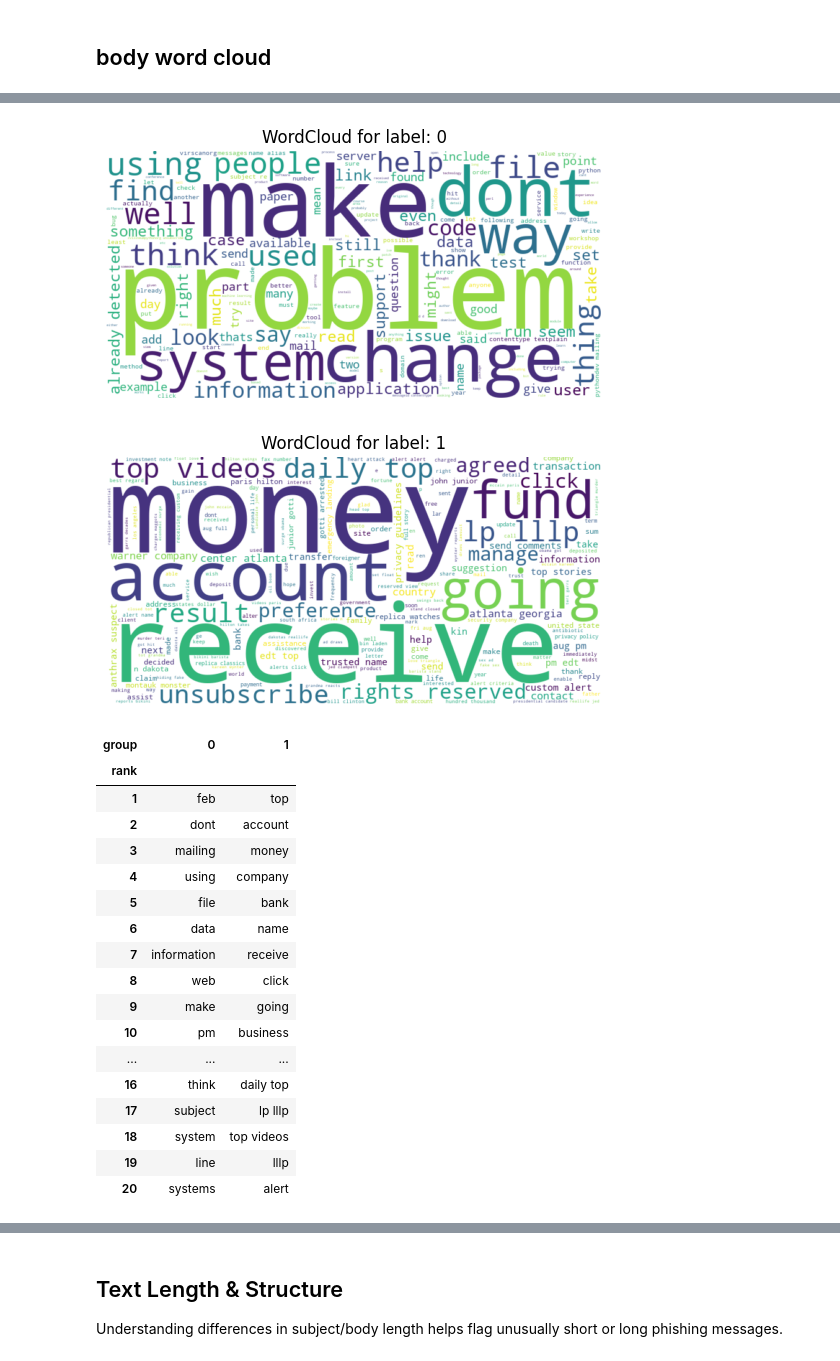
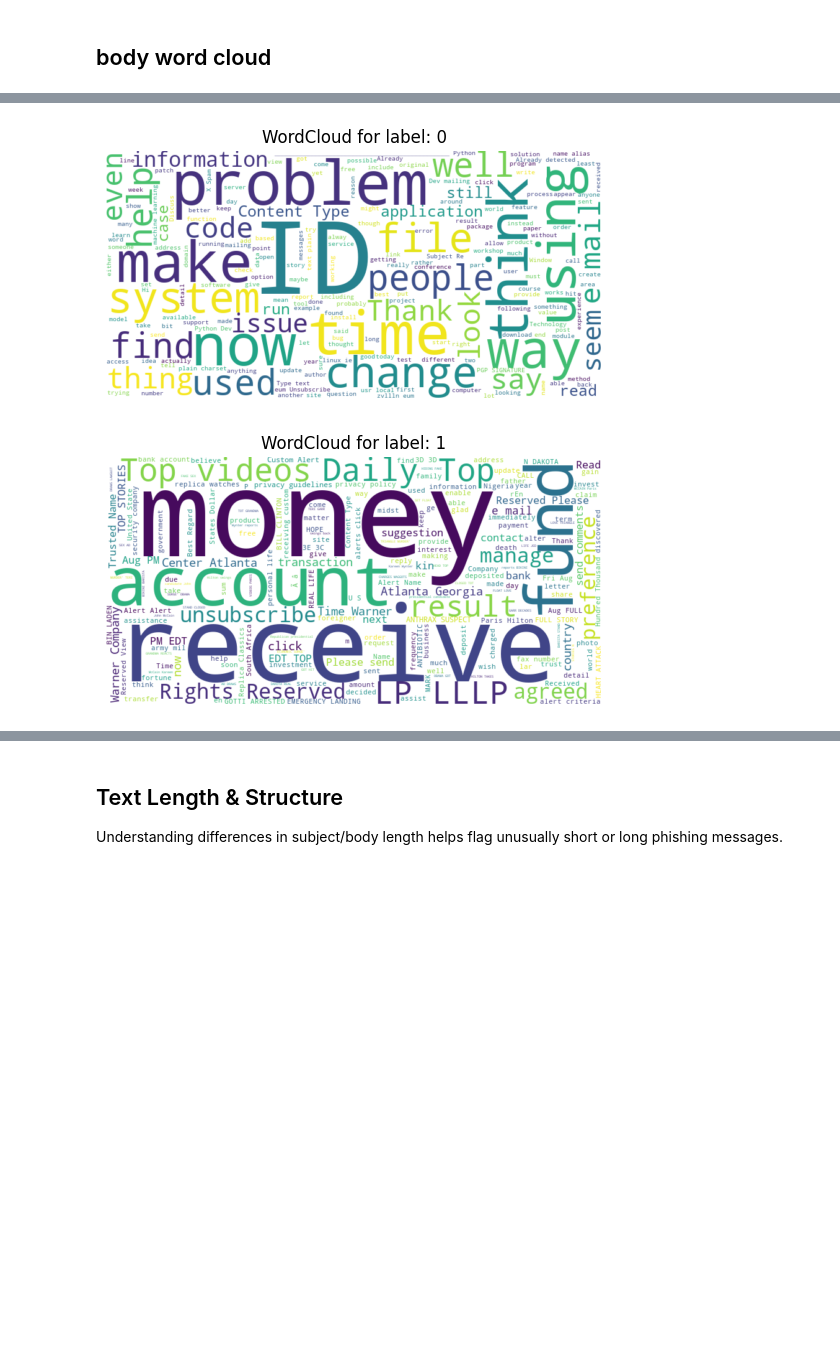
Before and after one commit to H6WU6R/DSA4263_Group_Project, a Jupyter notebook: notebooks/EDA.ipynb, the cells around one changed output, grey strips where cells are left out. Saved outputs shown, nothing was run; the diff lists cells and outputs as text; code cells hidden in the pictures; blank space fills up the shorter version.

Commit message:
EDA cleanup

```diff
--- a/notebooks/EDA.ipynb
+++ b/notebooks/EDA.ipynb
@@ -56,7 +56,3 @@ def preprocess_text(text):
     text = re.sub(r'\d+', '', text)                              # Remove numbers
     text = re.sub(r'\s+', ' ', text)                             # Normalize spaces
     return text.strip()
-# %%
-df['clean_body'] = df['body'].apply(preprocess_text)
-df = df[df['clean_body'].str.strip() != '']
-df.head()
@@ -309,94 +241,36 @@ Top 20 Domains in Ham Bodies:
 # %%
 from wordcloud import WordCloud, STOPWORDS
 from sklearn.feature_extraction.text import CountVectorizer
 
 stopwords = set(STOPWORDS)
 
 ceas_boilerplate = {
     # CEAS wrapper artifacts
     'submission', 'submissionid', 'added','sender','notes','total','list','wrote','message','university','settings',
     # CEAS virus campaign artifacts
     'virus',
     # CEAS news campaign artifacts
-    'cnncom','cnn','news','network','cable','cable news','news network',
-    # extremely generic non-informative tokens
-    'email','us','one','time','now','please'
+    'cnncom','cnn','news','network','cable','cable news','news network'
 }
 generic_fillers = {
-    'new','use','may','im','go','see','know','work','need','want', 'will'
+    'new','use','may','im','go','see','know','work','need','want', 'will', 'email', 'us', 'one', 'going'
 }
 
 stopwords.update(ceas_boilerplate)
 stopwords.update(generic_fillers)
 
-
-# Ensure clean_body exists and is string
-df['clean_body'] = df.get('clean_body', df.get('body', '')).fillna('').astype(str)
-
-# --- WordClouds by label ---
+# --- body WordClouds by label ---
 for label in sorted(df['label'].dropna().unique()):
-    text = " ".join(df.loc[df['label'] == label, 'clean_body'])
+    text = " ".join(df.loc[df['label'] == label, 'body_no_urls'])
     wc = WordCloud(
         width=800, height=400,
         background_color='white',
         stopwords=stopwords
     ).generate(text)
     plt.imshow(wc, interpolation='bilinear')
     plt.axis('off')
     plt.title(f"WordCloud for label: {label}")
     plt.show()
-
-# --- Top 20 words/phrases (unigram + bigram) for 0, 1 ---
-
-def get_top_terms(text_series, n=20, stopwords=None, ngram_range=(1,2)):
-    vec = CountVectorizer(
-        stop_words=stopwords,
-        ngram_range=ngram_range,
-        lowercase=True,
-        token_pattern=r'(?u)\b[a-zA-Z0-9]{2,}\b'  # tokens of length >=2 (letters/digits)
-    )
-    X = vec.fit_transform(text_series)
-    terms = vec.get_feature_names_out()
-    counts = X.sum(axis=0).A1
-    out = (pd.DataFrame({'term': terms, 'count': counts})
-             .sort_values('count', ascending=False)
-             .head(n)
-             .reset_index(drop=True))
-    return out
-
-groups = {
-    '0':   df.loc[df['label'] == 0, 'clean_body'],
-    '1':   df.loc[df['label'] == 1, 'clean_body'],
-}
-
-frames = []
-for gname, texts in groups.items():
-    top = get_top_terms(texts, n=20, stopwords=list(stopwords), ngram_range=(1,2))
-    top.insert(0, 'group', gname)
-    top['rank'] = top['count'].rank(method='first', ascending=False).astype(int)
-    frames.append(top)
-
-top20_table = pd.concat(frames, ignore_index=True)[['group','rank','term','count']]
-
-display(top20_table.pivot(index='rank', columns='group', values='term'))
 # %% [output]
-[figure, old version]
+[figure, new version]
-[figure, old version]
+[figure, new version]
-| group | 0 | 1 |
-| rank |  |  |
-| 1 | feb | top |
-| 2 | dont | account |
-| 3 | mailing | money |
-| 4 | using | company |
-| 5 | file | bank |
-| 6 | data | name |
-| 7 | information | receive |
-| 8 | web | click |
-| 9 | make | going |
-| 10 | pm | business |
-| ... | ... | ... |
-| 16 | think | daily top |
-| 17 | subject | lp lllp |
-| 18 | system | top videos |
-| 19 | line | lllp |
-| 20 | systems | alert |
```
Also changed, not shown: parts of 13 cells of this notebook.
